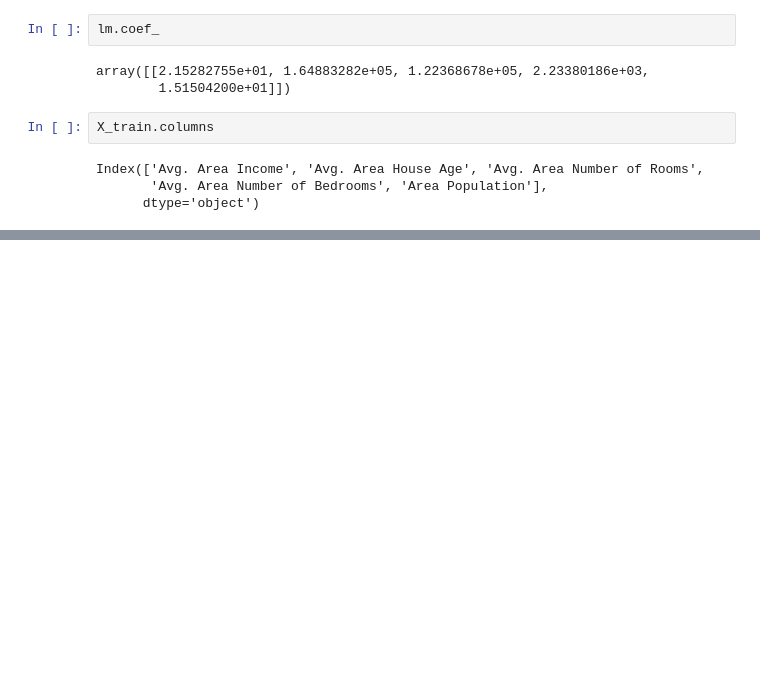
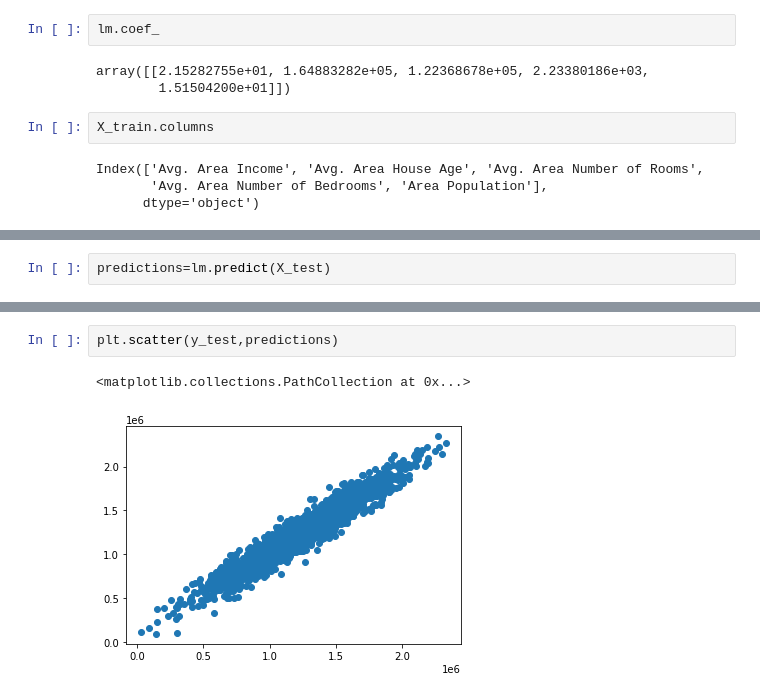
Before and after one commit to lovepreetmultani/python, a Jupyter notebook: Linear_regression.ipynb, the cells around one changed output, grey strips where cells are left out. Drawn from its saved outputs; the diff is of its cells as text; blank space fills up the shorter version.

```diff
--- a/Linear_regression.ipynb
+++ b/Linear_regression.ipynb
@@ -110,0 +118,2 @@ ValueError: ignored
+# %%
+predictions=lm.predict(X_test)
@@ -110,0 +146,5 @@ ValueError: ignored
+# %%
+plt.scatter(y_test,predictions)
+# %% [output]
+<matplotlib.collections.PathCollection at 0x...>
+[figure, added]
```
Also changed, not shown: parts of 14 cells of this notebook.
